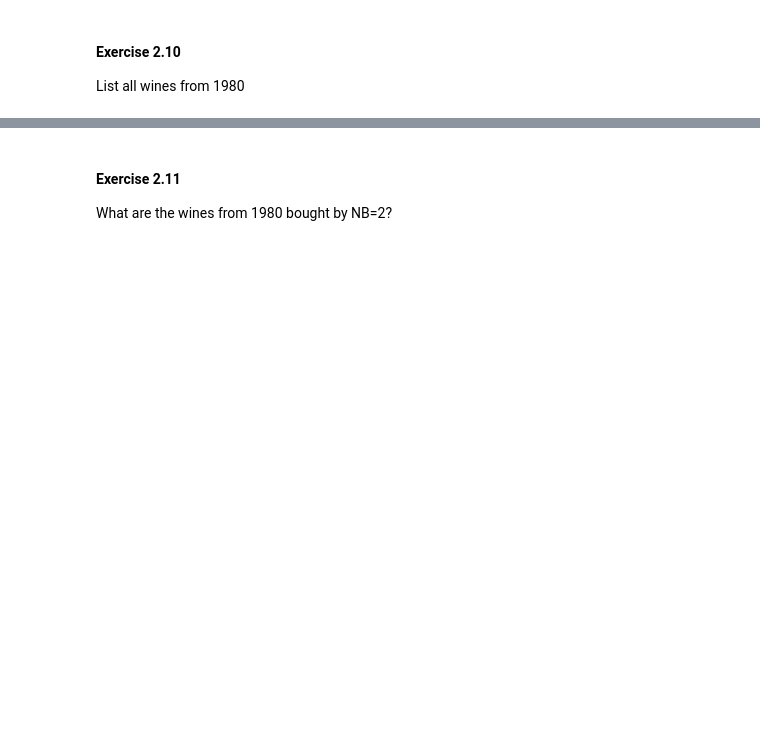
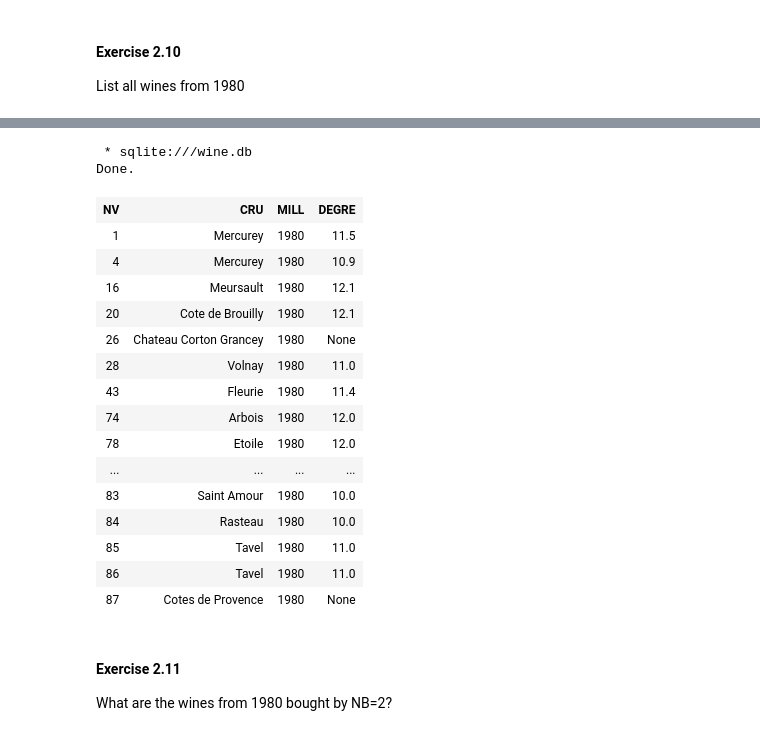
Before and after one commit to manitoug/SQLP1, a Jupyter notebook: TP2/TP_INF725_DB_TP3.ipynb, the cells around one changed output, grey strips where cells are left out. Saved outputs shown, nothing was run; the diff lists cells and outputs as text; code cells hidden in the pictures; blank space fills up the shorter version.

```diff
--- a/TP2/TP_INF725_DB_TP3.ipynb
+++ b/TP2/TP_INF725_DB_TP3.ipynb
@@ -687,3 +743,27 @@ Done.
+# %%
+%%sql
+SELECT DISTINCT NV,CRU,MILL,DEGRE
+FROM vins
+WHERE MILL="1980";
+# %% [output]
+ * sqlite:///wine.db
+Done.
+| NV | CRU | MILL | DEGRE |
+| 1 | Mercurey | 1980 | 11.5 |
+| 4 | Mercurey | 1980 | 10.9 |
+| 16 | Meursault | 1980 | 12.1 |
+| 20 | Cote de Brouilly | 1980 | 12.1 |
+| 26 | Chateau Corton Grancey | 1980 | None |
+| 28 | Volnay | 1980 | 11.0 |
+| 43 | Fleurie | 1980 | 11.4 |
+| 74 | Arbois | 1980 | 12.0 |
+| 78 | Etoile | 1980 | 12.0 |
+| ... | ... | ... | ... |
+| 83 | Saint Amour | 1980 | 10.0 |
+| 84 | Rasteau | 1980 | 10.0 |
+| 85 | Tavel | 1980 | 11.0 |
+| 86 | Tavel | 1980 | 11.0 |
+| 87 | Cotes de Provence | 1980 | None |
 # %% [markdown]
 #### Exercise 2.11
 
```
Also changed, not shown: parts of 33 cells of this notebook, 2 other files.
